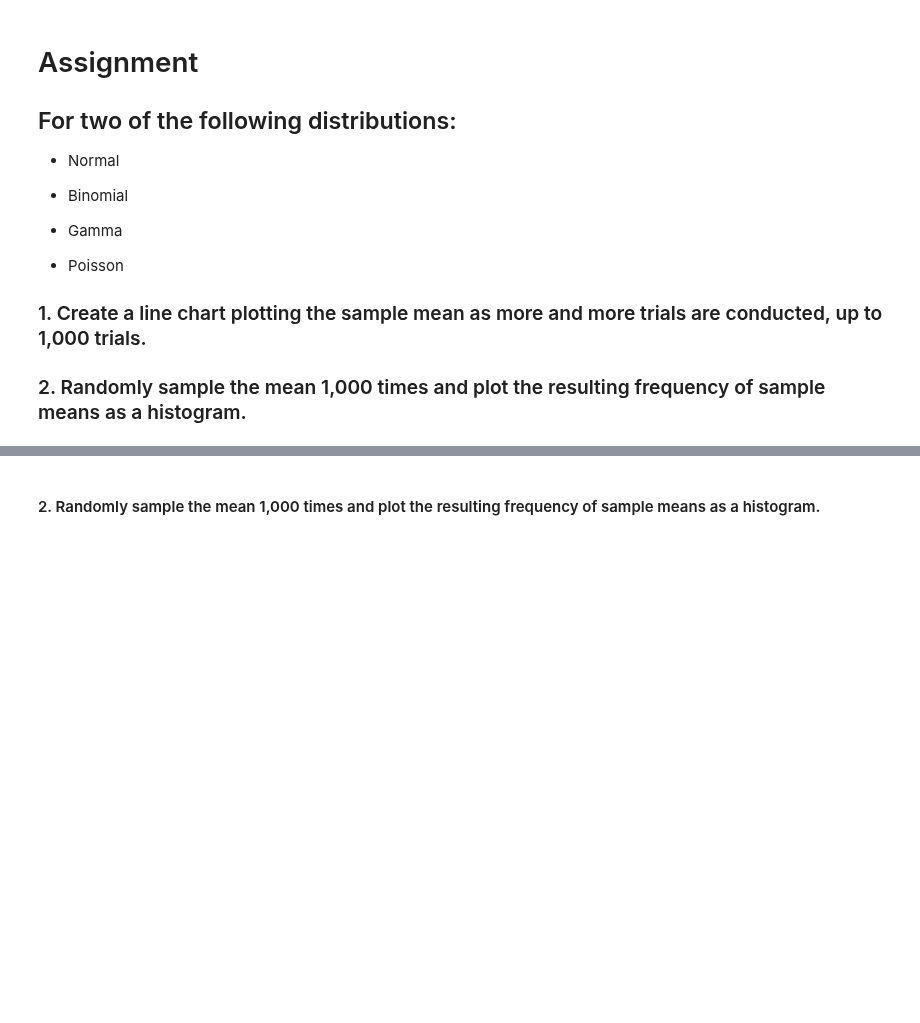
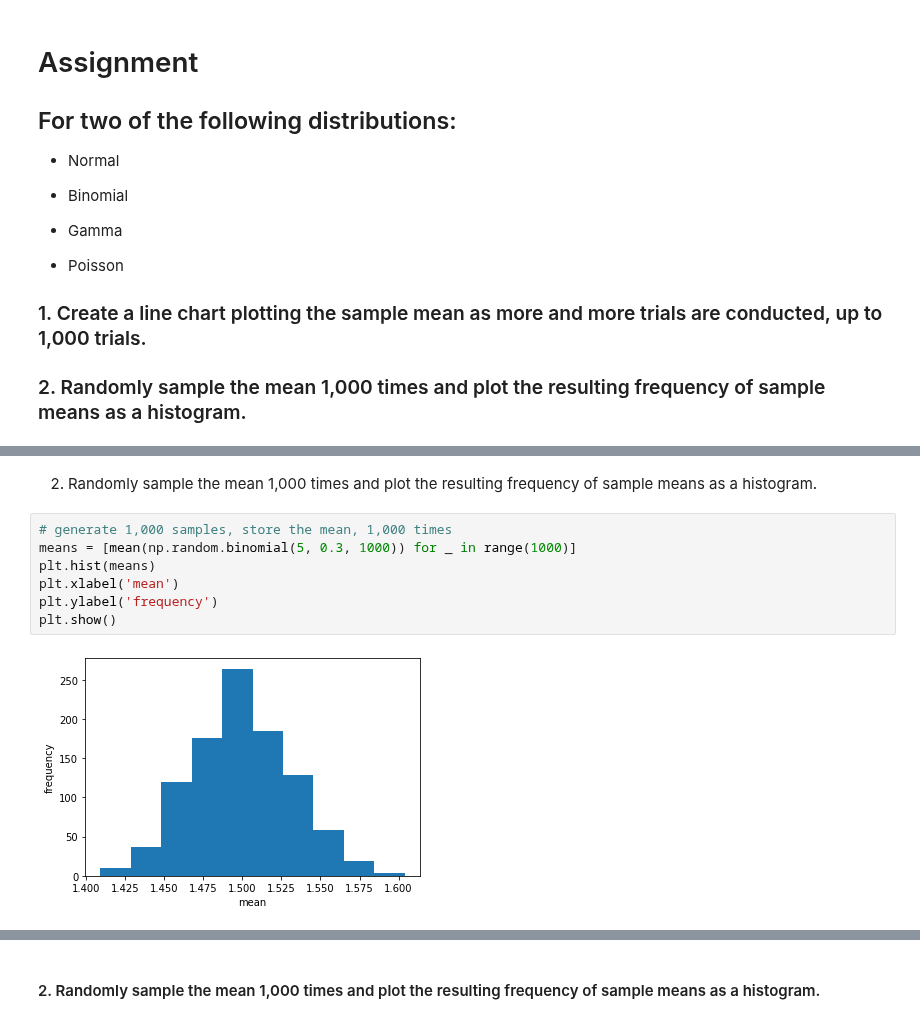
Before and after one commit to DJGump/module-work-DSI06, a Jupyter notebook: assignment-wk1-central-limit-dgump-dsi06.ipynb, the cells around one changed output, grey strips where cells are left out. Drawn from its saved outputs; the diff is of its cells as text; blank space fills up the shorter version.

```diff
--- a/assignment-wk1-central-limit-dgump-dsi06.ipynb
+++ b/assignment-wk1-central-limit-dgump-dsi06.ipynb
@@ -51,0 +55,11 @@ plt.show()
+# %% [markdown]
+   2. Randomly sample the mean 1,000 times and plot the resulting frequency of sample means as a histogram.
+# %%
+# generate 1,000 samples, store the mean, 1,000 times
+means = [mean(np.random.binomial(5, 0.3, 1000)) for _ in range(1000)]
+plt.hist(means)
+plt.xlabel('mean')
+plt.ylabel('frequency')
+plt.show()
+# %% [output]
+[figure, added]
```
Also changed, not shown: parts of 6 cells of this notebook.
